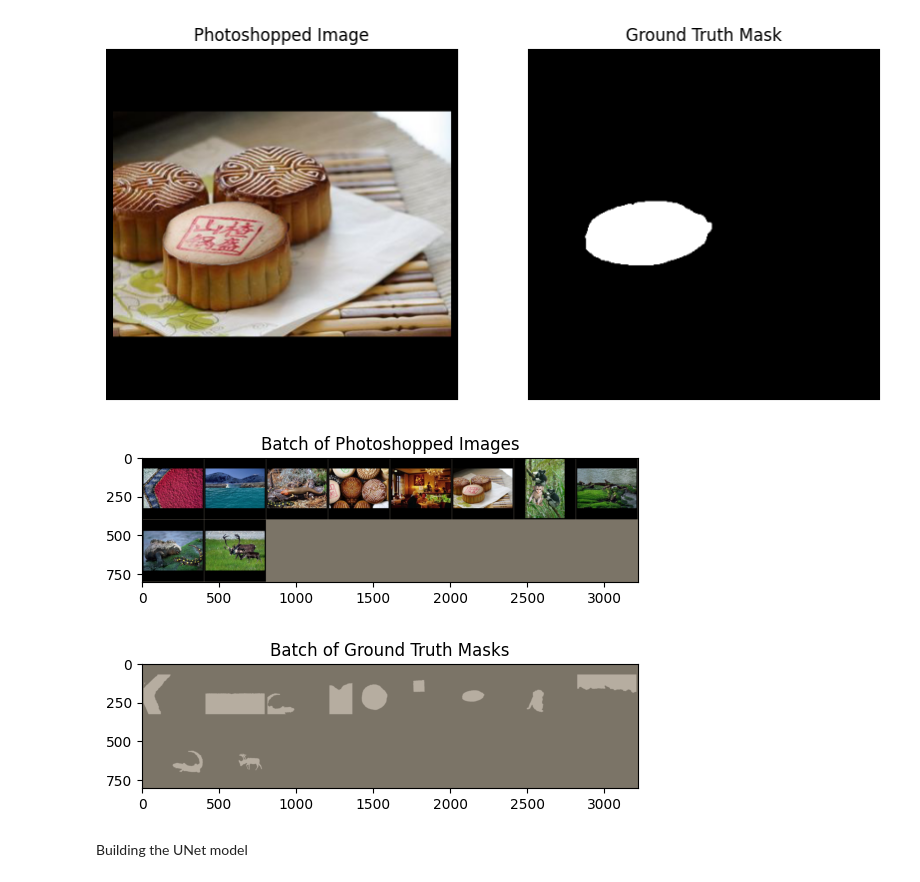
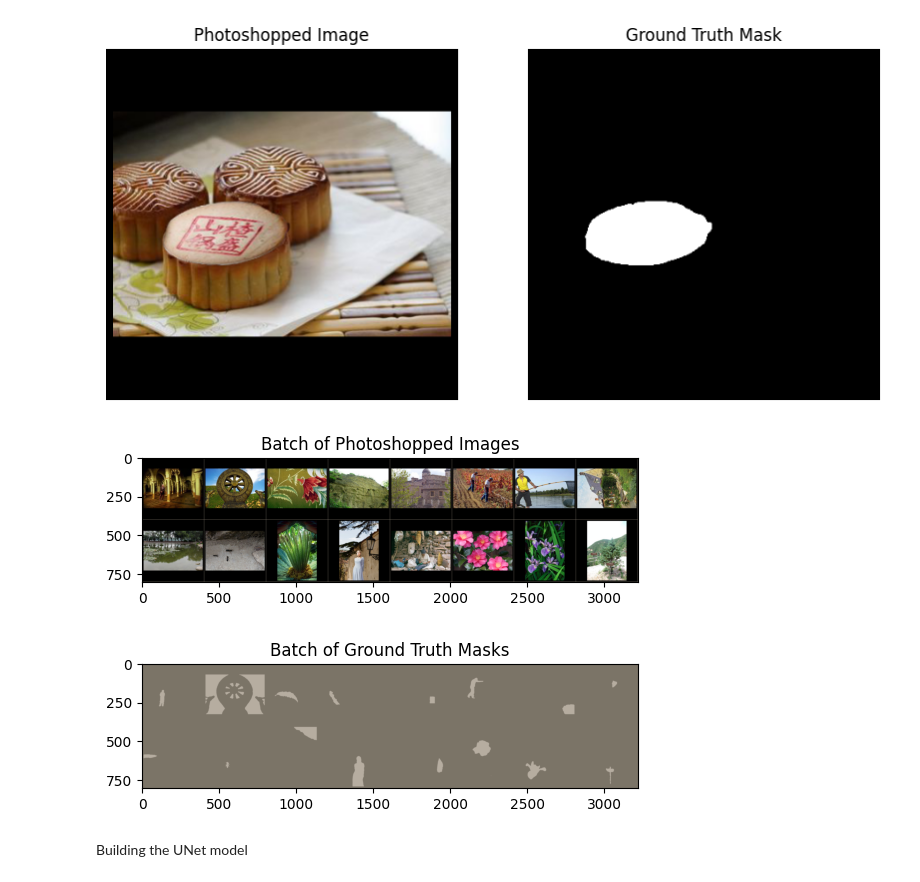
Before and after one commit to marcusaxelsson1/Advanced_NN, a Jupyter notebook: UNet.ipynb, the cells around one changed output. Drawn from its saved outputs; the diff is of its cells as text; code cells hidden in the pictures.

```diff
--- a/UNet.ipynb
+++ b/UNet.ipynb
@@ -48,6 +33,7 @@ Setting up the datasets
 # %%
 import pandas as pd
 from glob import glob
+from sklearn.model_selection import train_test_split
 
 # Replace 'path_to_images' with your actual folder path
 au_files = sorted(glob('/content/Output/Au_paded/*.png'))
@@ -60,3 +46,15 @@ df = pd.DataFrame({
     'photoshopped': tp_files,
     'ground_truth': gt_files
 })
+
+# Split into train and test sets first
+train_val_df, test_df = train_test_split(df, test_size=0.2, random_state=42)  # 20% for testing
+
+# Split the remaining data into train and validation sets
+train_df, val_df = train_test_split(train_val_df, test_size=0.25, random_state=42)  # 25% of 80% = 20% of total
+
+# You now have three sets:
+# train_df with 60% of the data, val_df with 20%, and test_df with 20%
+print("Training set size:", len(train_df))
+print("Validation set size:", len(val_df))
+print("Testing set size:", len(test_df))
@@ -146,44 +142,49 @@ mask_transform = transforms.Compose([
 # %%
 from torch.utils.data import DataLoader
 
-df2 = df.iloc[:10]
+train_data = train_df[:20] # Out of 2019 images
+test_data = test_df[:10] # Out of 674 images
+val_data = val_df[:10] # Out of 674 images
 
 # Create the dataset
-dataset = CustomDataset(dataframe=df2, image_transform=image_transform, mask_transform=mask_transform)
+train_data = CustomDataset(dataframe=train_data, image_transform=image_transform, mask_transform=mask_transform)
+test_data = CustomDataset(dataframe=test_data, image_transform=image_transform, mask_transform=mask_transform)
+val_data = CustomDataset(dataframe=val_data, image_transform=image_transform, mask_transform=mask_transform)
 
 # Create a dataloader
-dataloader = DataLoader(dataset, batch_size=16, shuffle=True)
+train_loader = DataLoader(train_data, batch_size=16, shuffle=True)
+val_loader = DataLoader(val_data, batch_size=16, shuffle=False)
 # %%
 import matplotlib.pyplot as plt
 import numpy as np
 import torchvision
 
 def imshow(img, title=None):
     """Imshow for Tensor."""
     img = img.numpy().transpose((1, 2, 0))  # Convert from Tensor image
     mean = np.array([0.485, 0.456, 0.406])  # Unnormalize
     std = np.array([0.229, 0.224, 0.225])
     img = std * img + mean  # Unnormalize
     img = np.clip(img, 0, 1)  # Clip to make sure it's between 0 and 1
     plt.imshow(img)
     if title is not None:
         plt.title(title)
     plt.pause(0.001)  # Pause to update plots
 
 # Get a batch of training data
-dataiter = iter(dataloader)
+dataiter = iter(train_loader)
 images, masks = next(dataiter)
 
 # Create a grid from batch
 out = torchvision.utils.make_grid(images)
 imshow(out, title="Batch of Photoshopped Images")
 
 # Similarly, display the masks
 mask_out = torchvision.utils.make_grid(masks)
 imshow(mask_out, title="Batch of Ground Truth Masks")
 # %% [output]
-[figure, old version]
+[figure, new version]
-[figure, old version]
+[figure, new version]
 # %% [markdown]
 Building the UNet model
 # %%
```
Also changed, not shown: parts of 6 cells of this notebook.
